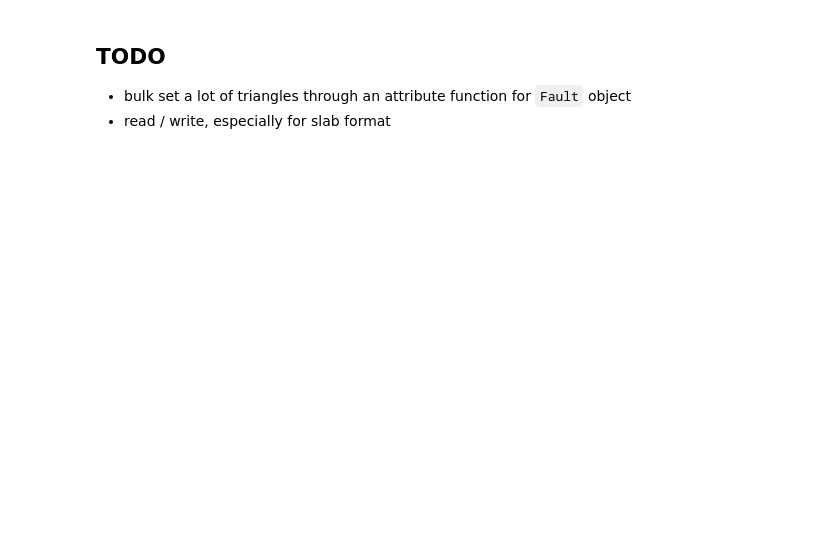
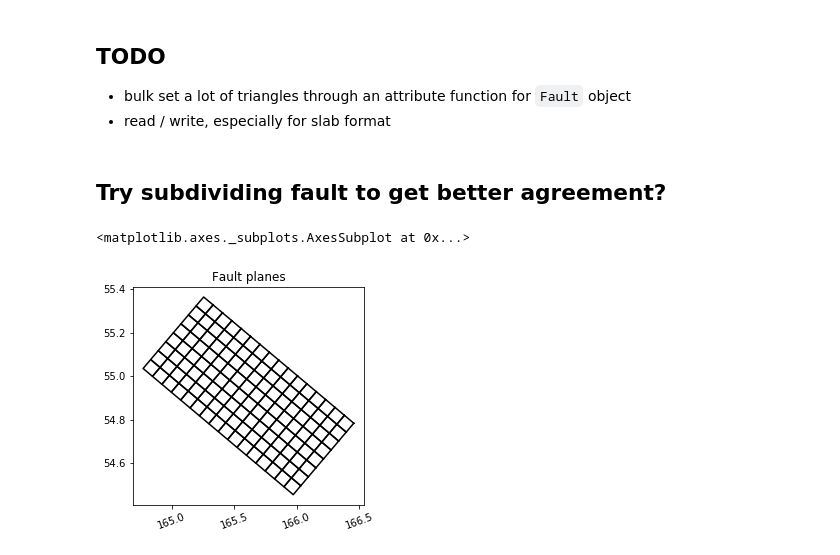
Before and after one commit to rjleveque/dtopotools_triangular_test, a Jupyter notebook: comninou_vs_okada.ipynb, the cells around one changed output. Cells and saved outputs as stored; diff of their text form; code cells hidden in the pictures; blank space fills up the shorter version.

```diff
--- a/comninou_vs_okada.ipynb
+++ b/comninou_vs_okada.ipynb
@@ -195,3 +192,12 @@ dtopo2 = subfault2.okada(x,y)
 
 * bulk set a lot of triangles through an attribute function for `Fault` object
 * read / write, especially for slab format
+# %% [markdown]
+## Try subdividing fault to get better agreement?
+# %%
+fault2 = dtopotools.SubdividedPlaneFault(subfault0, nstrike=16, ndip=8)
+# %%
+fault2.plot_subfaults()
+# %% [output]
+<matplotlib.axes._subplots.AxesSubplot at 0x...>
+[figure, added]
```
Also changed, not shown: parts of 12 cells of this notebook.
